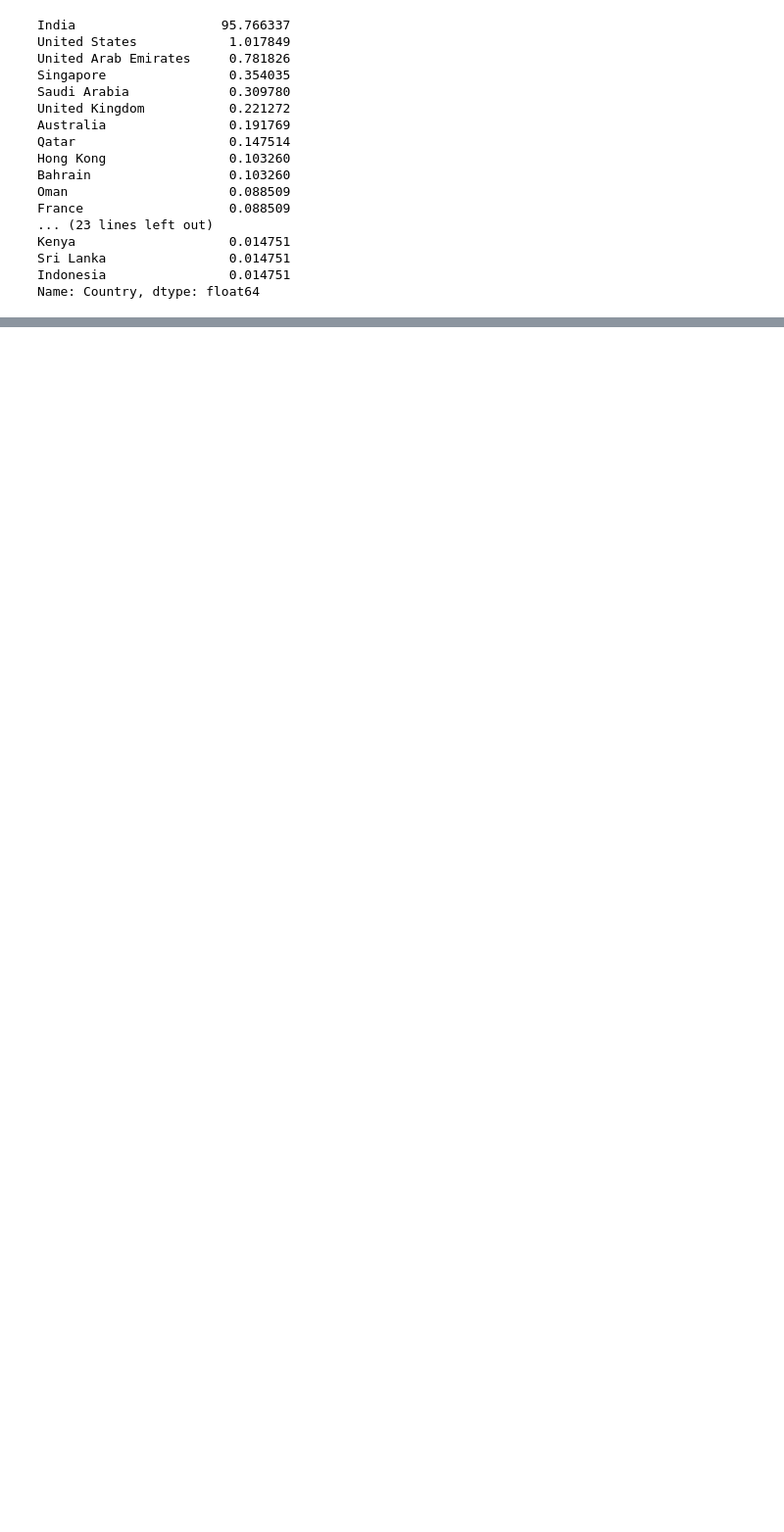
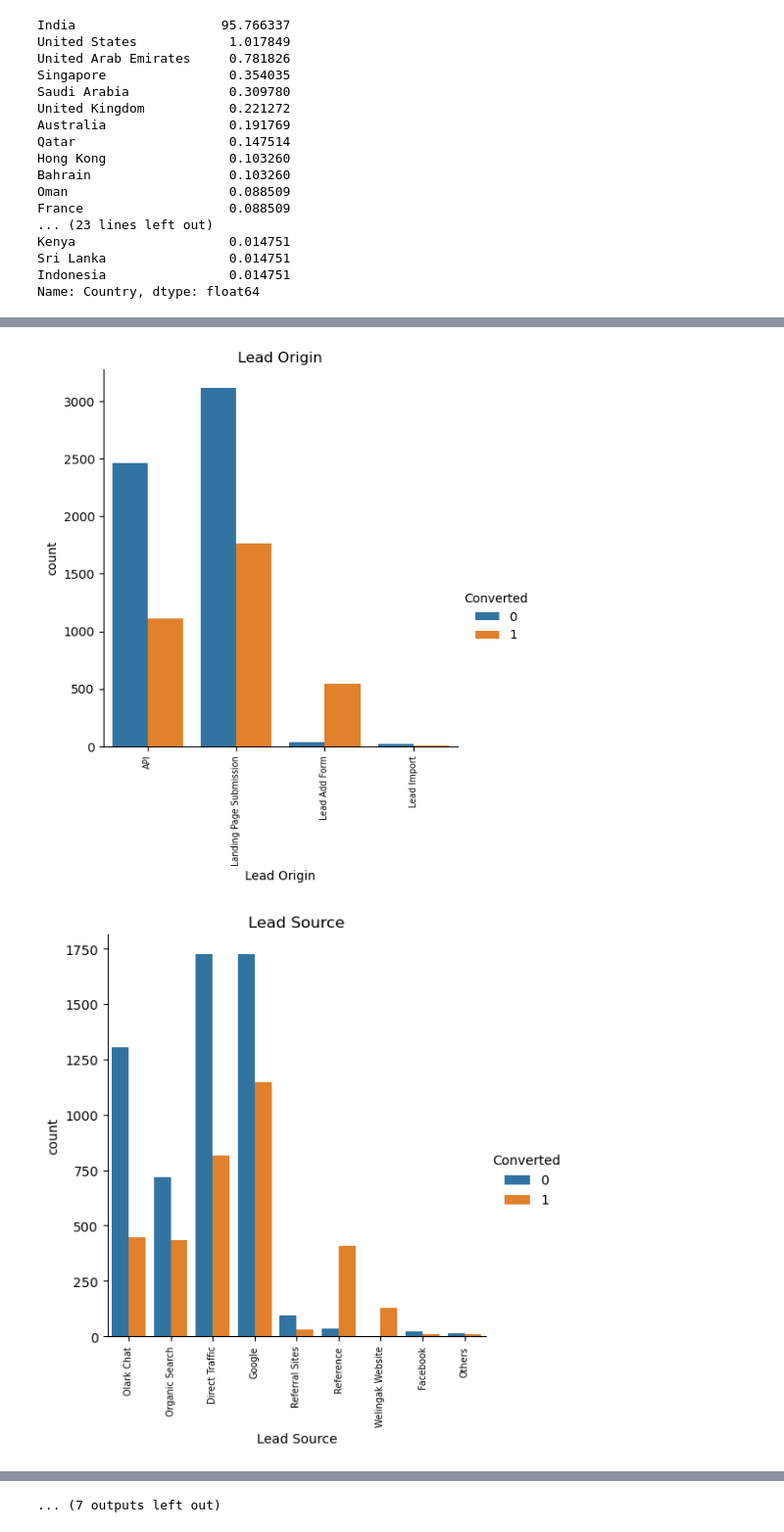
Before and after one commit to priyankaraut10/Lead_Scoring_Group_study, a Jupyter notebook: Lead scoring Case Study PriyaD,PriyaR, SandhyaK.ipynb, the cells around one changed output, grey strips where cells are left out. Shown at 98% size. Cells and saved outputs as stored; diff of their text form; code cells hidden in the pictures; blank space fills up the shorter version.

```diff
--- a/Lead scoring Case Study PriyaD,PriyaR, SandhyaK.ipynb
+++ b/Lead scoring Case Study PriyaD,PriyaR, SandhyaK.ipynb
@@ -509,5 +401,0 @@ df['Page Views Per Visit'][df['Page Views Per Visit'] >= percentiles2[1]] = perc
-# %%
-for i in cat_cols:
-    sns.countplot(x = i , hue = "Converted", data = df)
-    plt.title(i)
-    plt.show()
@@ -515,0 +511,3 @@ d) Lets now do the Encoding of Categorical variables:
+# %%
+cat_cols=cat_cols.tolist()
+cat_cols.remove('Prospect ID')
@@ -515,0 +516,18 @@ d) Lets now do the Encoding of Categorical variables:
+# %%
+# replacing google with Google
+df['Lead Source'] = df['Lead Source'].replace(['google'], 'Google')
+# bucketing smaller ones in Others:
+df['Lead Source'] = df['Lead Source'].replace(['Click2call', 'Live Chat', 'NC_EDM', 'Pay per Click Ads', 'Press_Release',
+  'Social Media', 'WeLearn', 'bing', 'blog', 'testone', 'welearnblog_Home', 'youtubechannel'], 'Others')
+# %%
+# bucketing smaller ones in Others:
+df['Last Activity'] = df['Last Activity'].replace(['Had a Phone Conversation', 'View in browser link Clicked',
+'Visited Booth in Tradeshow', 'Approached upfront','Resubscribed to emails','Email Received', 'Email Marked Spam'], 'Others')
+# %%
+for i in cat_cols:
+    sns.catplot(x = i , hue = "Converted", data = df, kind = "count").set_xticklabels(rotation=90, size=7)
+    plt.title(i)
+    plt.show()
+# %% [output]
+[figure, added]
+[figure, added]
@@ -515,0 +544 @@ d) Lets now do the Encoding of Categorical variables:
+... (7 outputs left out)
```
Also changed, not shown: parts of 186 cells of this notebook.
